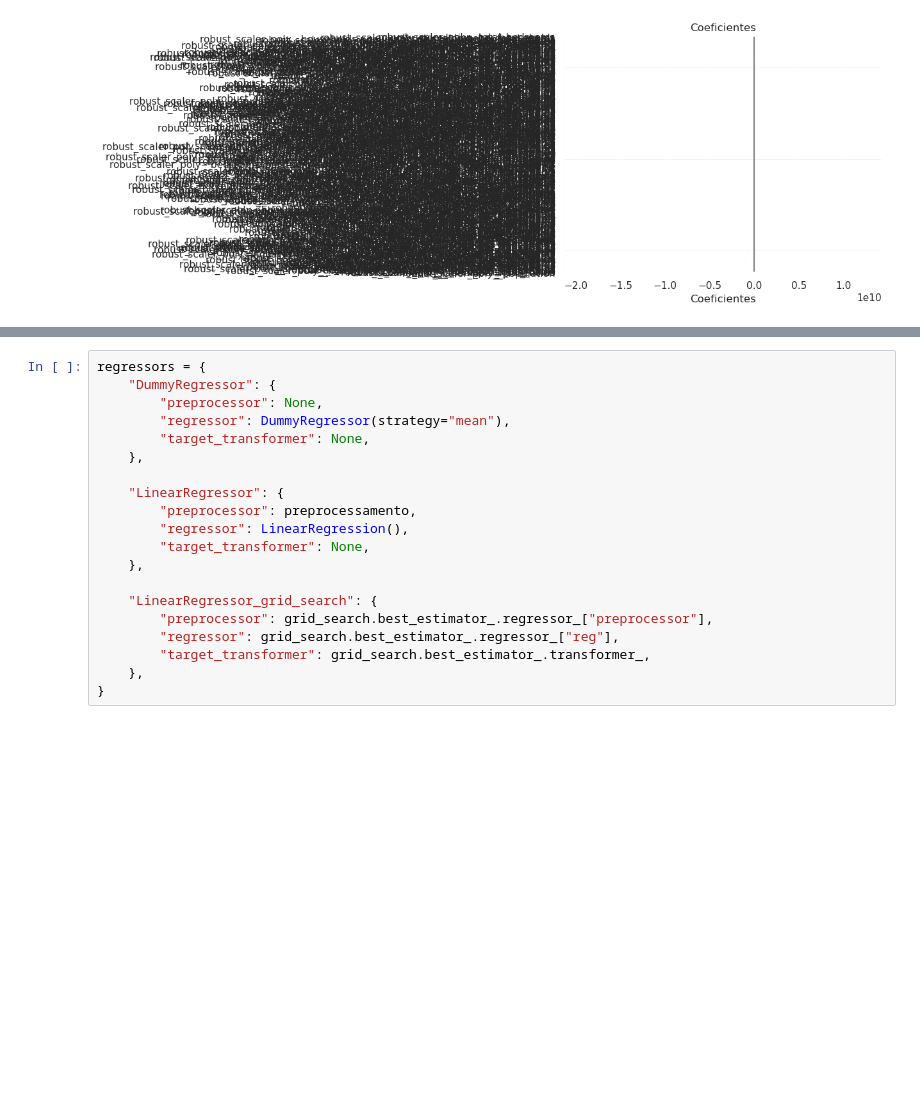
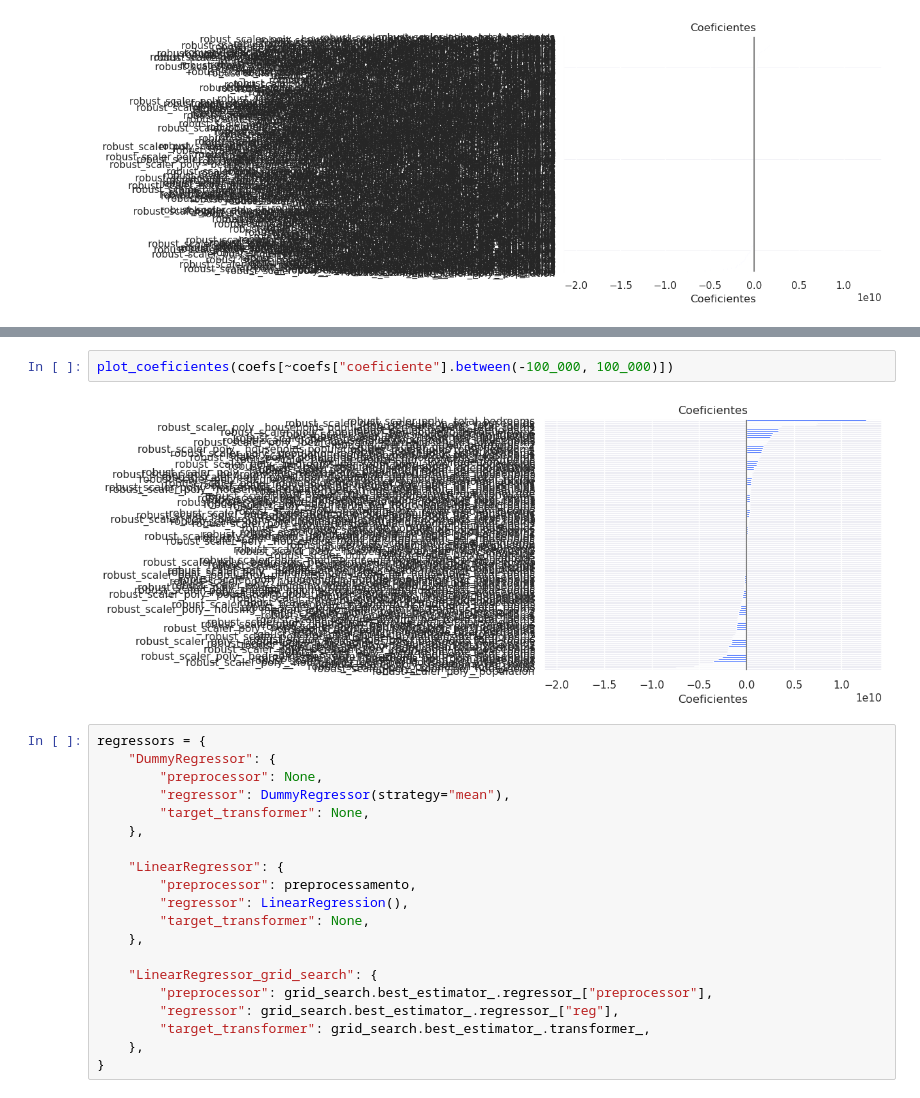
Before and after one commit to HilarioMarques/Regressao_preco_casas_California_Kaggle, a Jupyter notebook: notebooks/Machine_Learning.ipynb, the cells around one changed output, grey strips where cells are left out. Cells and saved outputs as stored; diff of their text form; blank space fills up the shorter version.

```diff
--- a/notebooks/Machine_Learning.ipynb
+++ b/notebooks/Machine_Learning.ipynb
@@ -179,3 +199,7 @@ plot_coeficientes(coefs)
+# %%
+plot_coeficientes(coefs[~coefs["coeficiente"].between(-100_000, 100_000)])
+# %% [output]
+[figure, added]
 # %%
 regressors = {
     "DummyRegressor": {
```
Also changed, not shown: parts of 2 cells of this notebook.
